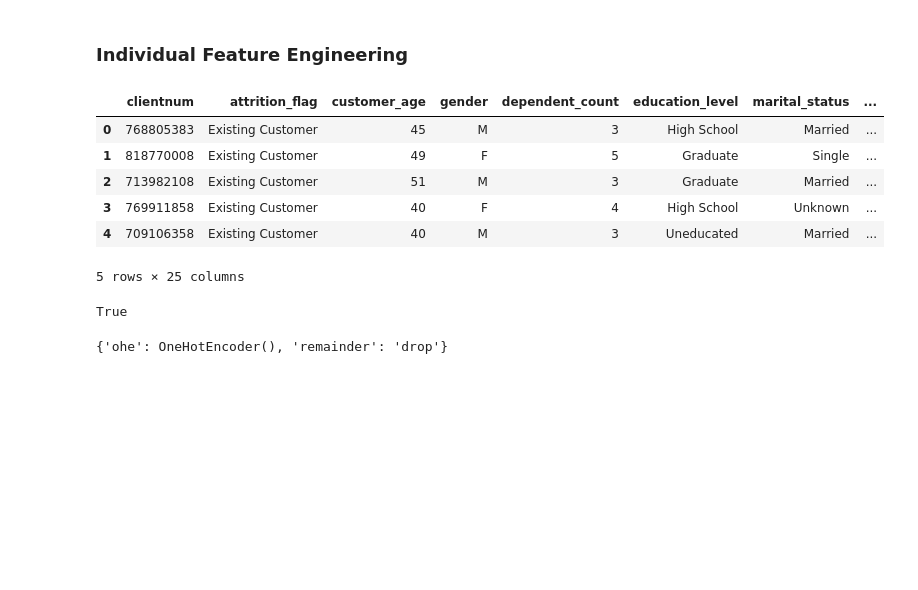
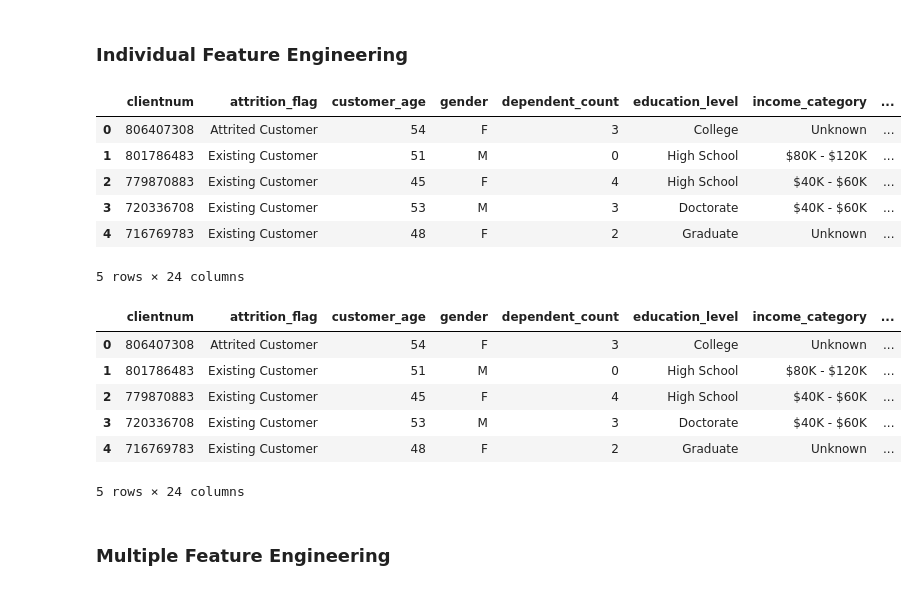
Before and after one commit to MUbarak123-56/bank-churners, a Jupyter notebook: 22-feature-engineering-pipeline.ipynb, the cells around one changed output. Cells and saved outputs as stored; diff of their text form; code cells hidden in the pictures; blank space fills up the shorter version.

```diff
--- a/22-feature-engineering-pipeline.ipynb
+++ b/22-feature-engineering-pipeline.ipynb
@@ -27,29 +49,24 @@ le = LabelEncoder()
 # %% [markdown]
 ### Individual Feature Engineering
 # %%
-col = ColumnTransformer([("ohe", one_hot, ["marital_status"])])
+ct = ColumnTransformer([("ohe", one_hot, ["marital_status"])])
 # %%
-x = col.fit_transform(df).toarray()
+x = ct.fit_transform(df).toarray()
+# %%
+df_new = df.copy()
 # %%
 element = sorted(df["marital_status"].unique())
 element[0].lower()
 for i in range(len(element)):
-    df[element[i].lower()] = x[:,i]
+    df_new[element[i].lower()] = x[:,i]
+df_new = df_new.drop("marital_status", axis = 1)
 # %%
-df.head()
+df_new.head()
 # %% [output]
-|  | clientnum | attrition_flag | customer_age | gender | dependent_count | education_level | marital_status | ... |
-| 0 | 768805383 | Existing Customer | 45 | M | 3 | High School | Married | ... |
-| 1 | 818770008 | Existing Customer | 49 | F | 5 | Graduate | Single | ... |
-| 2 | 713982108 | Existing Customer | 51 | M | 3 | Graduate | Married | ... |
-| 3 | 769911858 | Existing Customer | 40 | F | 4 | High School | Unknown | ... |
-| 4 | 709106358 | Existing Customer | 40 | M | 3 | Uneducated | Married | ... |
+|  | clientnum | attrition_flag | customer_age | gender | dependent_count | education_level | income_category | ... |
+| 0 | 806407308 | Attrited Customer | 54 | F | 3 | College | Unknown | ... |
+| 1 | 801786483 | Existing Customer | 51 | M | 0 | High School | $80K - $120K | ... |
+| 2 | 779870883 | Existing Customer | 45 | F | 4 | High School | $40K - $60K | ... |
+| 3 | 720336708 | Existing Customer | 53 | M | 3 | Doctorate | $40K - $60K | ... |
+| 4 | 716769783 | Existing Customer | 48 | F | 2 | Graduate | Unknown | ... |
-5 rows × 25 columns
+5 rows × 24 columns
-# %%
-col.verbose_feature_names_out
-# %% [output]
-True
-# %%
-col.named_transformers_
-# %% [output]
-{'ohe': OneHotEncoder(), 'remainder': 'drop'}
@@ -58,0 +87,12 @@ df2 = pipe.fit(df)
+# %%
+df_update.head()
+# %% [output]
+|  | clientnum | attrition_flag | customer_age | gender | dependent_count | education_level | income_category | ... |
+| 0 | 806407308 | Attrited Customer | 54 | F | 3 | College | Unknown | ... |
+| 1 | 801786483 | Existing Customer | 51 | M | 0 | High School | $80K - $120K | ... |
+| 2 | 779870883 | Existing Customer | 45 | F | 4 | High School | $40K - $60K | ... |
+| 3 | 720336708 | Existing Customer | 53 | M | 3 | Doctorate | $40K - $60K | ... |
+| 4 | 716769783 | Existing Customer | 48 | F | 2 | Graduate | Unknown | ... |
+5 rows × 24 columns
+# %% [markdown]
+### Multiple Feature Engineering
```
Also changed, not shown: parts of 31 cells of this notebook, 4 other files.
